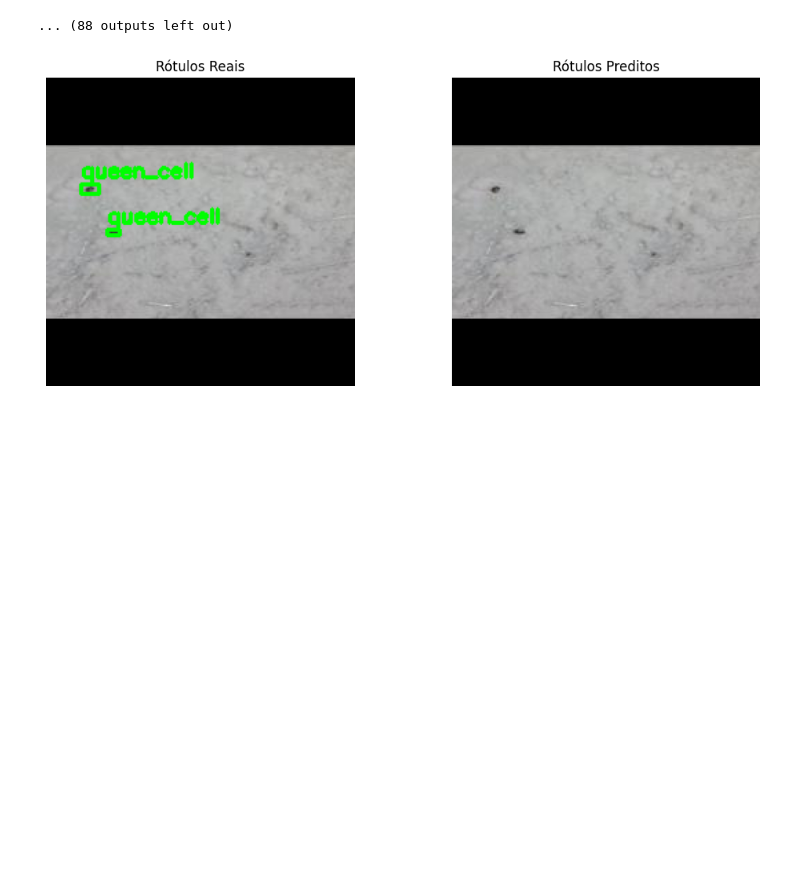
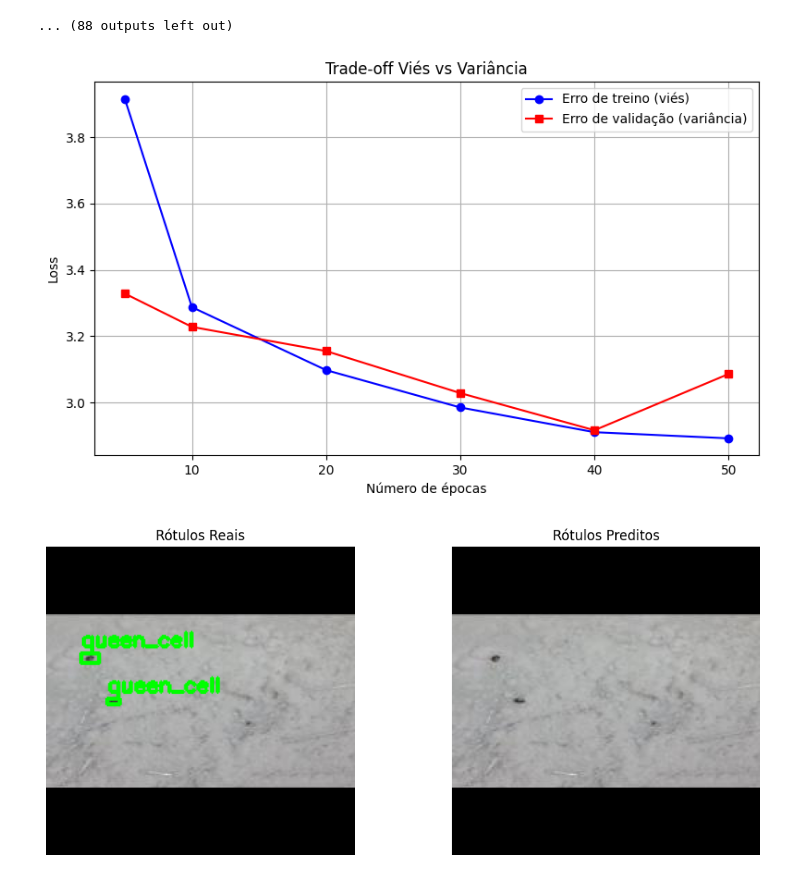
Before and after one commit to kleberbarros9/dio-machine-learning, a Jupyter notebook: tarefa-detecacao-yolo/deteccao.ipynb, the cells around one changed output. Cells and saved outputs as stored; diff of their text form; code cells hidden in the pictures; blank space fills up the shorter version.

```diff
--- a/tarefa-detecacao-yolo/deteccao.ipynb
+++ b/tarefa-detecacao-yolo/deteccao.ipynb
@@ -379,6 +367,27 @@ AMP: checks passed ✅
 train: Fast image access ✅ (ping: 0.0±0.0 ms, read: 91.2±26.7 MB/s, size: 9.4 KB)
 WARNING ⚠️ Box and segment counts should be equal, but got len(segments) = 2089, len(boxes) = 17098. To resolve this only boxes will be used and all segments will be removed. To avoid this please supp ...
 ... (88 outputs left out)
+# %%
+# 📈 Plotar gráfico de bias-variance
+
+import matplotlib.pyplot as plt
+from IPython.display import display
+
+plt.figure(figsize=(8, 5))
+plt.plot(epochs_list, train_losses, marker='o', label='Erro de treino (viés)', color='blue')
+plt.plot(epochs_list, val_losses, marker='s', label='Erro de validação (variância)', color='red')
+plt.xlabel("Número de épocas")
+plt.ylabel("Loss")
+plt.title("Trade-off Viés vs Variância")
+plt.legend()
+plt.grid(True)
+plt.tight_layout()
+
+# Exibir de forma confiável no Colab
+display(plt.gcf())
+plt.close()
+# %% [output]
+[figure, added]
 # %%
 import cv2
 import matplotlib.pyplot as plt
```
Also changed, not shown: parts of 1 cell of this notebook.
